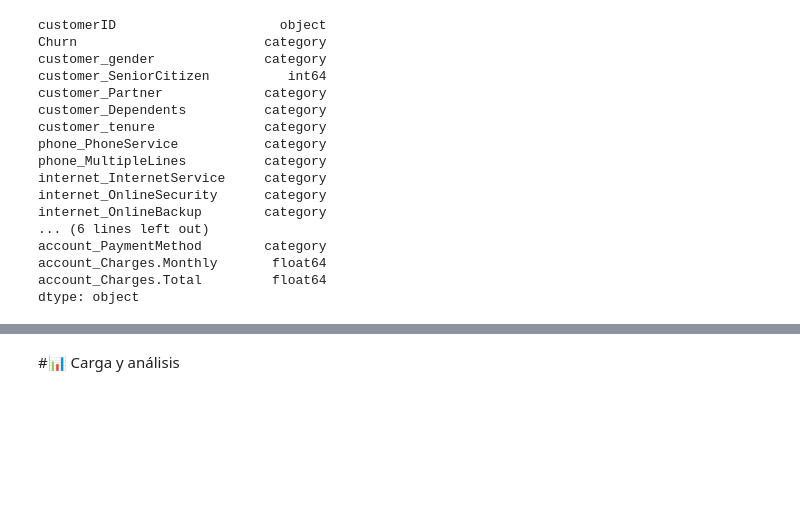
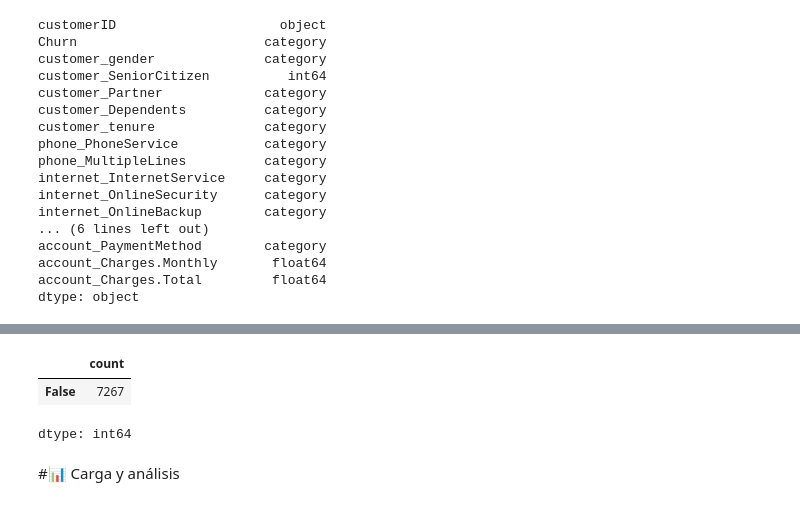
Before and after one commit to raohxxx/TelecomX_Challenge, a Jupyter notebook: TelecomX_LATAM.ipynb, the cells around one changed output, grey strips where cells are left out. Saved outputs shown, nothing was run; the diff lists cells and outputs as text; code cells hidden in the pictures; blank space fills up the shorter version.

```diff
--- a/TelecomX_LATAM.ipynb
+++ b/TelecomX_LATAM.ipynb
@@ -186,3 +214,10 @@ Name: count, dtype: int64
+# %%
+filas_duplicadas=df_final.duplicated()
+filas_duplicadas.value_counts()
+# %% [output]
+|  | count |
+| False | 7267 |
+dtype: int64
 # %% [markdown]
 #📊 Carga y análisis
 # %% [markdown]
```
Also changed, not shown: parts of 9 cells of this notebook.
